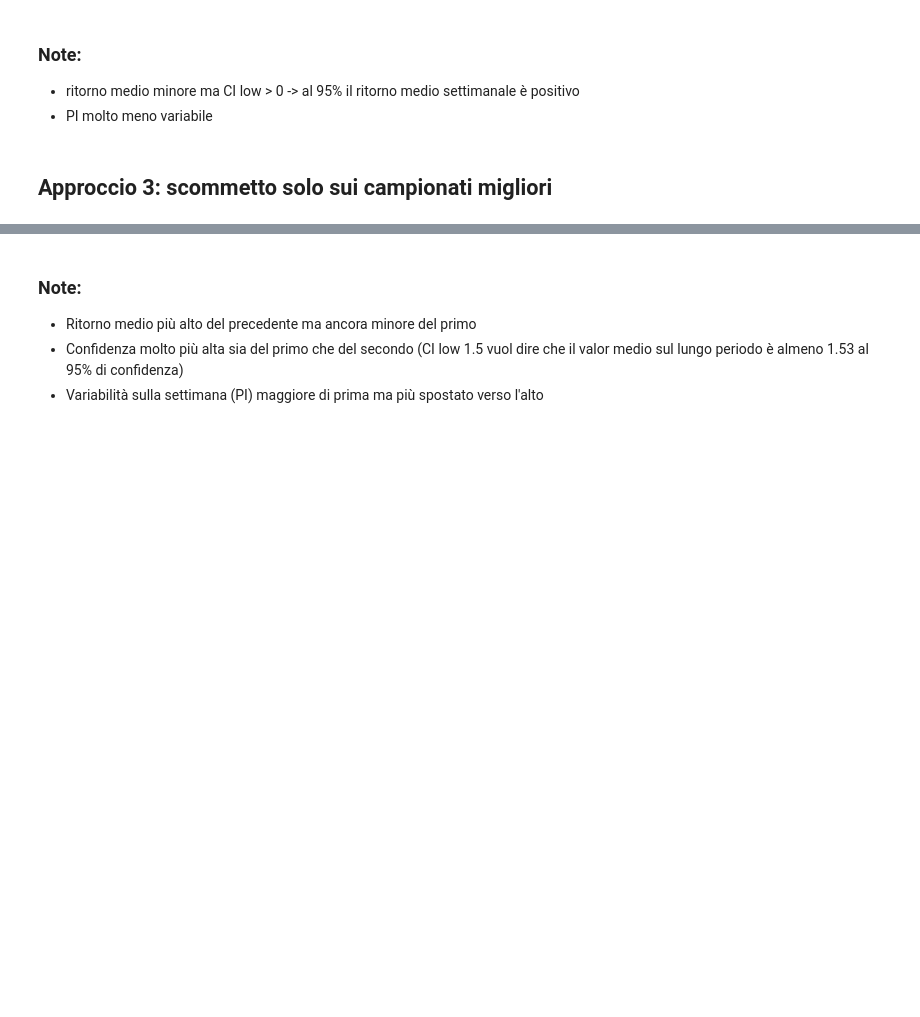
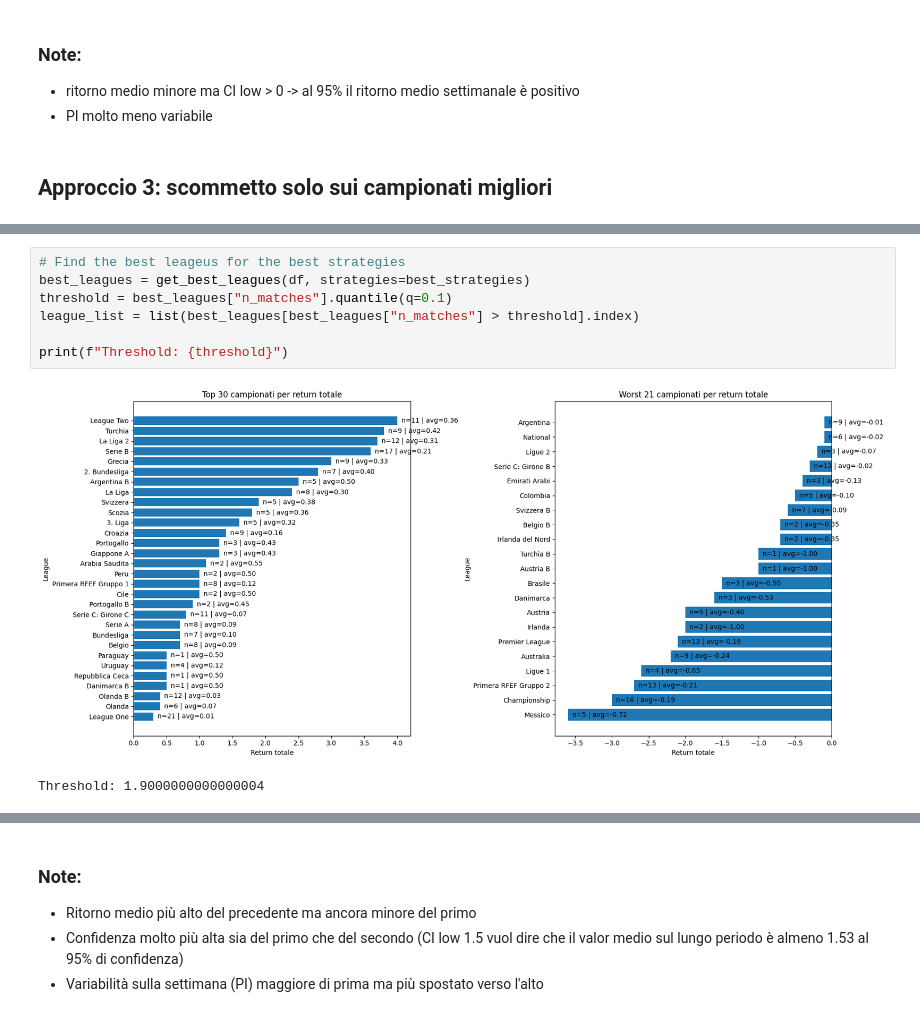
Before and after one commit to NickOLeeney/bet-master-analytics, a Jupyter notebook: src/strategies/analysis.ipynb, the cells around one changed output, grey strips where cells are left out. Drawn from its saved outputs; the diff is of its cells as text; blank space fills up the shorter version.

```diff
--- a/src/strategies/analysis.ipynb
+++ b/src/strategies/analysis.ipynb
@@ -82,0 +99,10 @@ weekly_return, stats = analyze_strategies(df, strategies=best_strategies, league
+# %%
+# Find the best leageus for the best strategies
+best_leagues = get_best_leagues(df, strategies=best_strategies)
+threshold = best_leagues["n_matches"].quantile(q=0.1)
+league_list = list(best_leagues[best_leagues["n_matches"] > threshold].index)
+
+print(f"Threshold: {threshold}")
+# %% [output]
+[figure, added]
+Threshold: 1.9000000000000004
```
Also changed, not shown: parts of 16 cells of this notebook, 1 other file.
